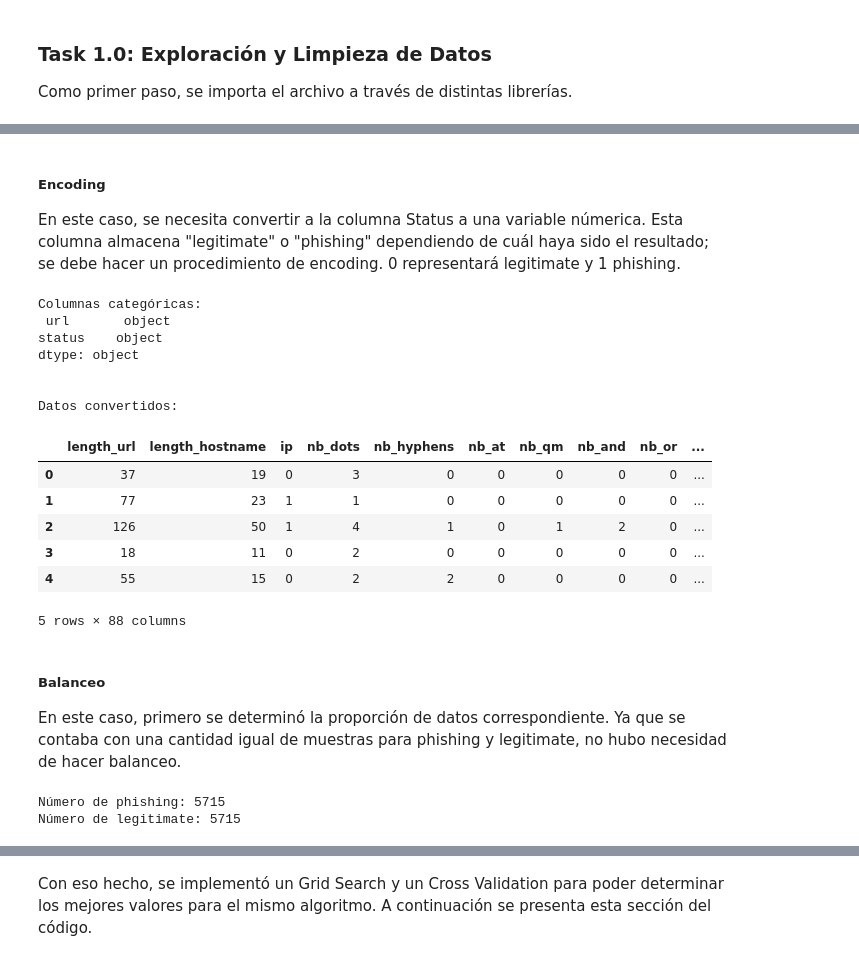
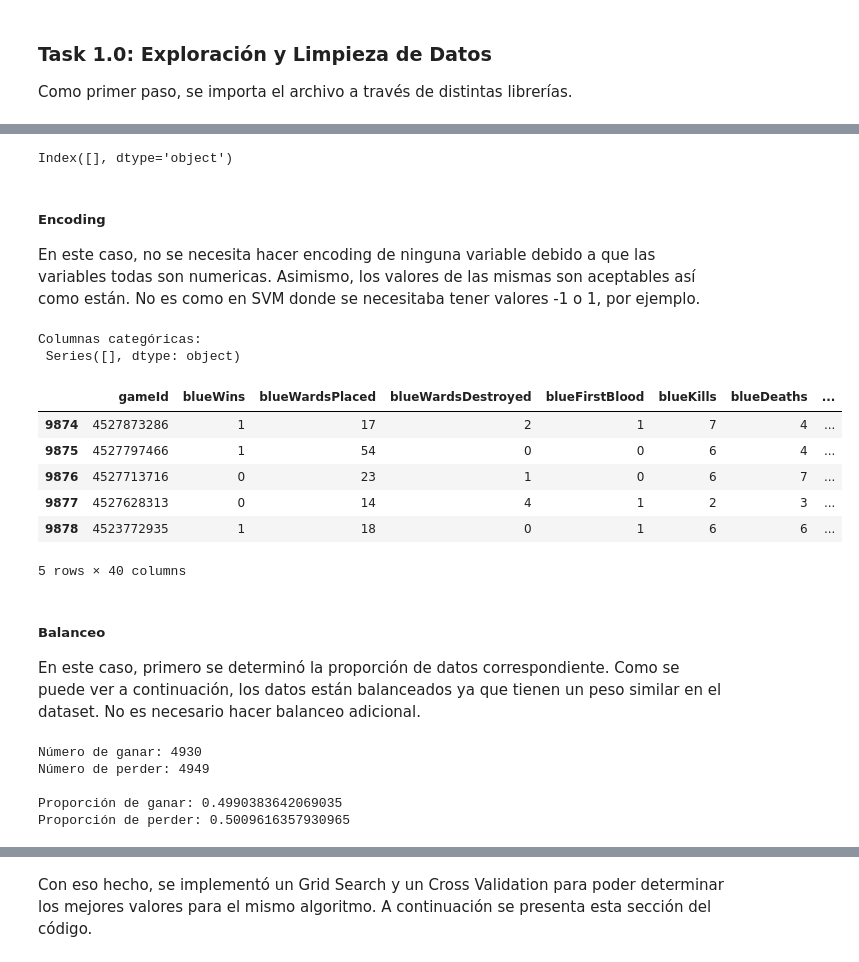
Before and after one commit to stefanoaragoni/IA_Lab6, a Jupyter notebook: lab6_FIFA.ipynb, the cells around one changed output, grey strips where cells are left out. Drawn from its saved outputs; the diff is of its cells as text; code cells hidden in the pictures.

```diff
--- a/lab6_FIFA.ipynb
+++ b/lab6_FIFA.ipynb
@@ -17,7 +17,7 @@ from sklearn.metrics import accuracy_score
 from sklearn.metrics import classification_report
 
 # Cargar el dataset
-data = pd.read_csv('dataset_phishing.csv')
+data = pd.read_csv('fifa.csv')
 
 # Imprimir las primeras 5 filas
 data.head()
@@ -44,46 +47,43 @@ Index([], dtype='object')
-# %% [markdown]
-##### Encoding
-En este caso, se necesita convertir a la columna Status a una variable númerica. Esta columna almacena "legitimate" o "phishing" dependiendo de cuál haya sido el resultado; se debe hacer un procedimiento de encoding. 0 representará legitimate y 1 phishing.
+# %%
+# Revisa valores faltantes en el dataset
+data.columns[data.isnull().any()]
+# %% [output]
+Index([], dtype='object')
+# %% [markdown]
+##### Encoding
+En este caso, no se necesita hacer encoding de ninguna variable debido a que las variables todas son numericas. Asimismo, los valores de las mismas son aceptables así como están. No es como en SVM donde se necesitaba tener valores -1 o 1, por ejemplo.
 # %%
-data = pd.read_csv('dataset_phishing.csv')
-
 # Imprimir columas que no sean numéricas
 print('Columnas categóricas:\n',data.select_dtypes(exclude=[np.number]).dtypes)
 
-# Convertir Status a numérico
-data['status'] = data['status'].map({'legitimate': 0, 'phishing': 1})
-
-# Eliminar la columa de URL
-data = data.drop('url', axis=1)
-
-# Imprimir las primeras 5 filas
-print('\n\nDatos convertidos:')
-data.head()
+data.tail()
 # %% [output]
 Columnas categóricas:
- url       object
-status    object
-dtype: object
-
-
-Datos convertidos:
+ Series([], dtype: object)
-|  | length_url | length_hostname | ip | nb_dots | nb_hyphens | nb_at | nb_qm | nb_and | nb_or | ... |
-| 0 | 37 | 19 | 0 | 3 | 0 | 0 | 0 | 0 | 0 | ... |
-| 1 | 77 | 23 | 1 | 1 | 0 | 0 | 0 | 0 | 0 | ... |
-| 2 | 126 | 50 | 1 | 4 | 1 | 0 | 1 | 2 | 0 | ... |
-| 3 | 18 | 11 | 0 | 2 | 0 | 0 | 0 | 0 | 0 | ... |
-| 4 | 55 | 15 | 0 | 2 | 2 | 0 | 0 | 0 | 0 | ... |
+|  | gameId | blueWins | blueWardsPlaced | blueWardsDestroyed | blueFirstBlood | blueKills | blueDeaths | ... |
+| 9874 | 4527873286 | 1 | 17 | 2 | 1 | 7 | 4 | ... |
+| 9875 | 4527797466 | 1 | 54 | 0 | 0 | 6 | 4 | ... |
+| 9876 | 4527713716 | 0 | 23 | 1 | 0 | 6 | 7 | ... |
+| 9877 | 4527628313 | 0 | 14 | 4 | 1 | 2 | 3 | ... |
+| 9878 | 4523772935 | 1 | 18 | 0 | 1 | 6 | 6 | ... |
-5 rows × 88 columns
+5 rows × 40 columns
 # %% [markdown]
 ##### Balanceo
-En este caso, primero se determinó la proporción de datos correspondiente. Ya que se contaba con una cantidad igual de muestras para phishing y legitimate, no hubo necesidad de hacer balanceo.
+En este caso, primero se determinó la proporción de datos correspondiente. Como se puede ver a continuación, los datos están balanceados ya que tienen un peso similar en el dataset. No es necesario hacer balanceo adicional.
 # %%
-# Calcular cuantas columnas son phishing y cuantas no
-print('Número de phishing:',data[data['status'] == 1].shape[0])
-print('Número de legitimate:',data[data['status'] == 0].shape[0])
+# Calcular cuantas columnas son ganar y cuantas no
+print('Número de ganar:',data[data['blueWins'] == 1].shape[0])
+print('Número de perder:',data[data['blueWins'] == 0].shape[0])
+
+# Proporcion
+print('\nProporción de ganar:',data[data['blueWins'] == 1].shape[0]/data.shape[0])
+print('Proporción de perder:',data[data['blueWins'] == 0].shape[0]/data.shape[0])
 # %% [output]
-Número de phishing: 5715
-Número de legitimate: 5715
+Número de ganar: 4930
+Número de perder: 4949
+
+Proporción de ganar: 0.4990383642069035
+Proporción de perder: 0.5009616357930965
 # %% [markdown]
 ##### Escalar
 En este caso, se utilizó la librería de SKLearn para poder escalar y normalizar los datos que lo necesitaran. Asimismo, también se hizo un análisis pre y post escalamiento para determinar la distribución de los datos. En el preprocesamiento, se podía observar cómo ciertas variables tenían una alta desviación estándar a comparación de su respectiva media. Esto fue solucionado a través de la función de StandardScaler().
```
Also changed, not shown: parts of 44 cells of this notebook, 1 other file.
